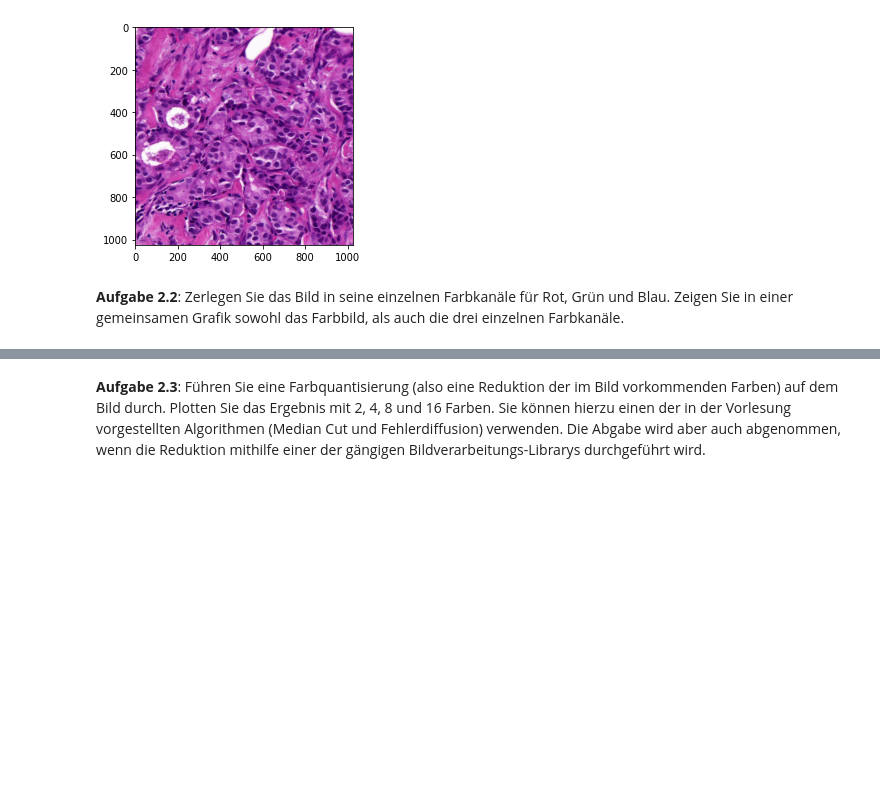
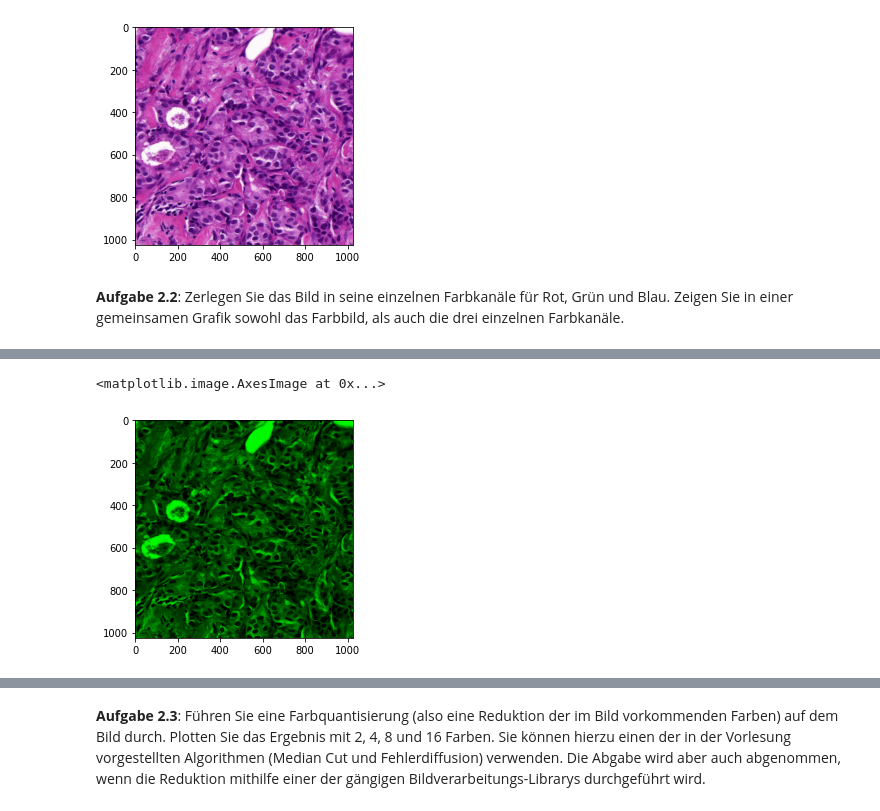
Before and after one commit to Jonalismus/Beleg_1_Bildverarbeitung, a Jupyter notebook: MBV - Bilddateien Bilddarstellung und Diskretisierung.ipynb, the cells around one changed output, grey strips where cells are left out. Drawn from its saved outputs; the diff is of its cells as text; code cells hidden in the pictures; blank space fills up the shorter version.

```diff
--- a/MBV - Bilddateien Bilddarstellung und Diskretisierung.ipynb
+++ b/MBV - Bilddateien Bilddarstellung und Diskretisierung.ipynb
@@ -130,0 +156,6 @@ plt.imshow(mamma2)
+# %%
+cv2.imwrite('green.jpg',green)
+plt.imshow(green)
+# %% [output]
+<matplotlib.image.AxesImage at 0x...>
+[figure, added]
```
Also changed, not shown: parts of 5 cells of this notebook, 4 other files.
